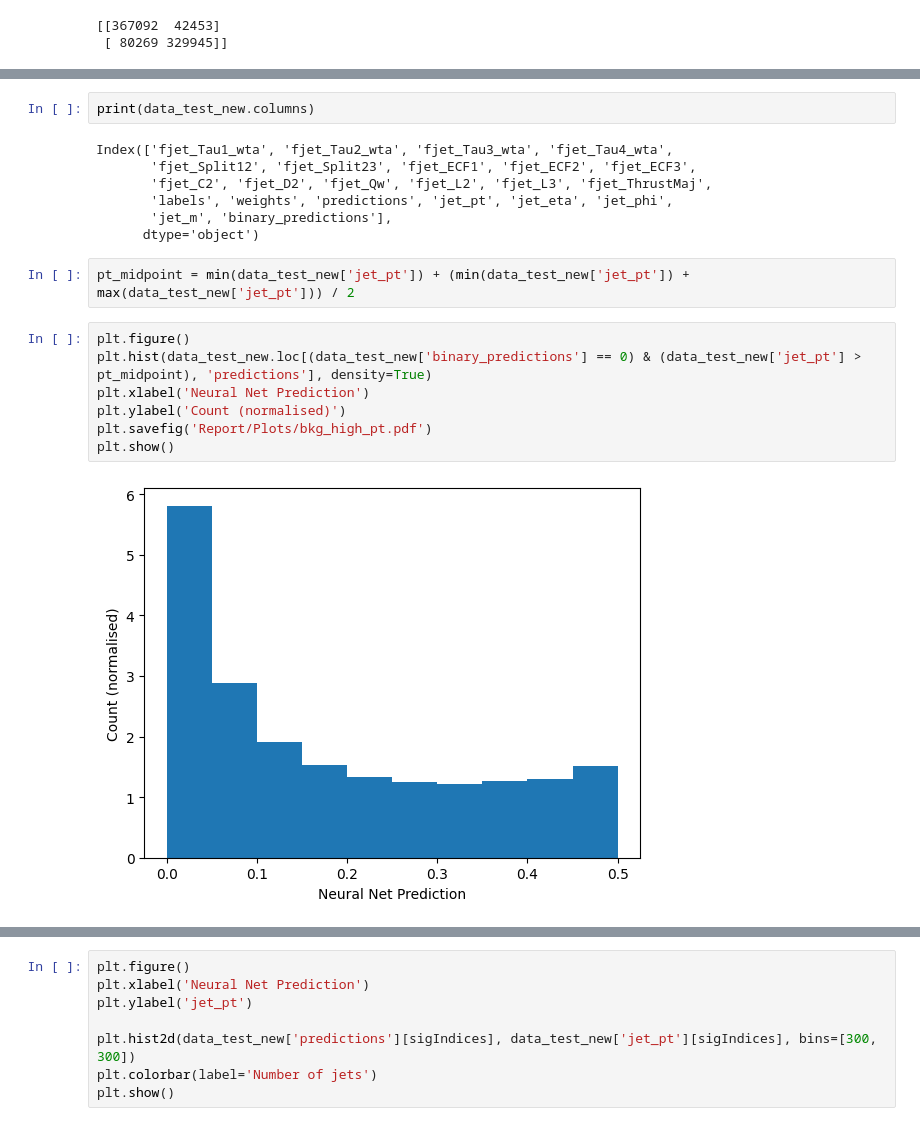
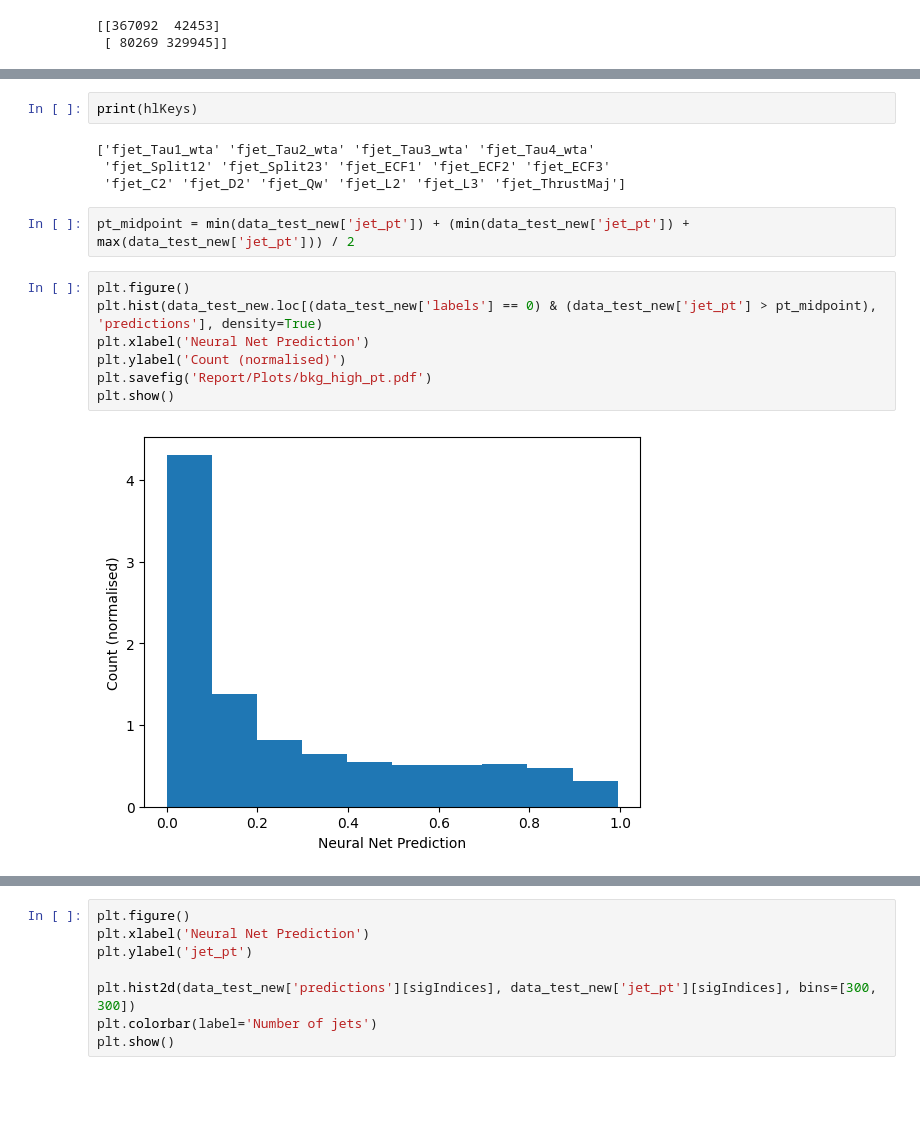
Before and after one commit to mkidson/Uni-Code, a Jupyter notebook: Honours/DS/Top_Tagging/topTaggingStats.ipynb, the cells around one changed output, grey strips where cells are left out. Cells and saved outputs as stored; diff of their text form; blank space fills up the shorter version.

```diff
--- a/Honours/DS/Top_Tagging/topTaggingStats.ipynb
+++ b/Honours/DS/Top_Tagging/topTaggingStats.ipynb
@@ -107,25 +107,22 @@ plt.savefig('Report/Plots/bkg_vs_signal.pdf')
 plt.show()
 # %% [output]
 [figure]
-# %%
-print(data_test_new.columns)
-# %% [output]
-Index(['fjet_Tau1_wta', 'fjet_Tau2_wta', 'fjet_Tau3_wta', 'fjet_Tau4_wta',
-       'fjet_Split12', 'fjet_Split23', 'fjet_ECF1', 'fjet_ECF2', 'fjet_ECF3',
-       'fjet_C2', 'fjet_D2', 'fjet_Qw', 'fjet_L2', 'fjet_L3', 'fjet_ThrustMaj',
-       'labels', 'weights', 'predictions', 'jet_pt', 'jet_eta', 'jet_phi',
-       'jet_m', 'binary_predictions'],
-      dtype='object')
+# %%
+print(hlKeys)
+# %% [output]
+['fjet_Tau1_wta' 'fjet_Tau2_wta' 'fjet_Tau3_wta' 'fjet_Tau4_wta'
+ 'fjet_Split12' 'fjet_Split23' 'fjet_ECF1' 'fjet_ECF2' 'fjet_ECF3'
+ 'fjet_C2' 'fjet_D2' 'fjet_Qw' 'fjet_L2' 'fjet_L3' 'fjet_ThrustMaj']
 # %%
 pt_midpoint = min(data_test_new['jet_pt']) + (min(data_test_new['jet_pt']) + max(data_test_new['jet_pt'])) / 2
 # %%
 plt.figure()
-plt.hist(data_test_new.loc[(data_test_new['binary_predictions'] == 0) & (data_test_new['jet_pt'] > pt_midpoint), 'predictions'], density=True)
+plt.hist(data_test_new.loc[(data_test_new['labels'] == 0) & (data_test_new['jet_pt'] > pt_midpoint), 'predictions'], density=True)
 plt.xlabel('Neural Net Prediction')
 plt.ylabel('Count (normalised)')
 plt.savefig('Report/Plots/bkg_high_pt.pdf')
 plt.show()
 # %% [output]
-[figure, old version]
+[figure, new version]
 # %%
 plt.figure()
```
Also changed, not shown: parts of 9 cells of this notebook, 13 other files.
